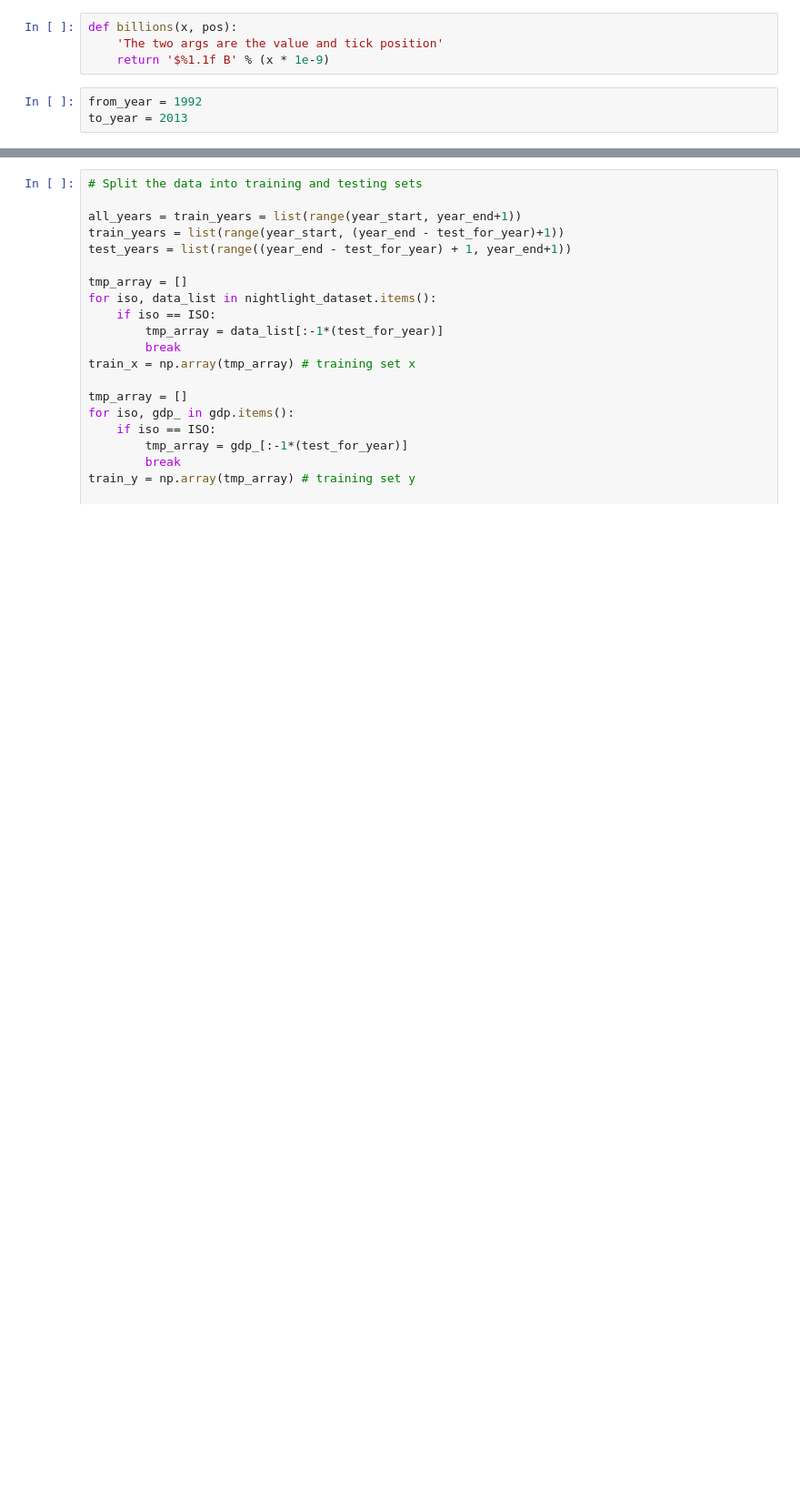
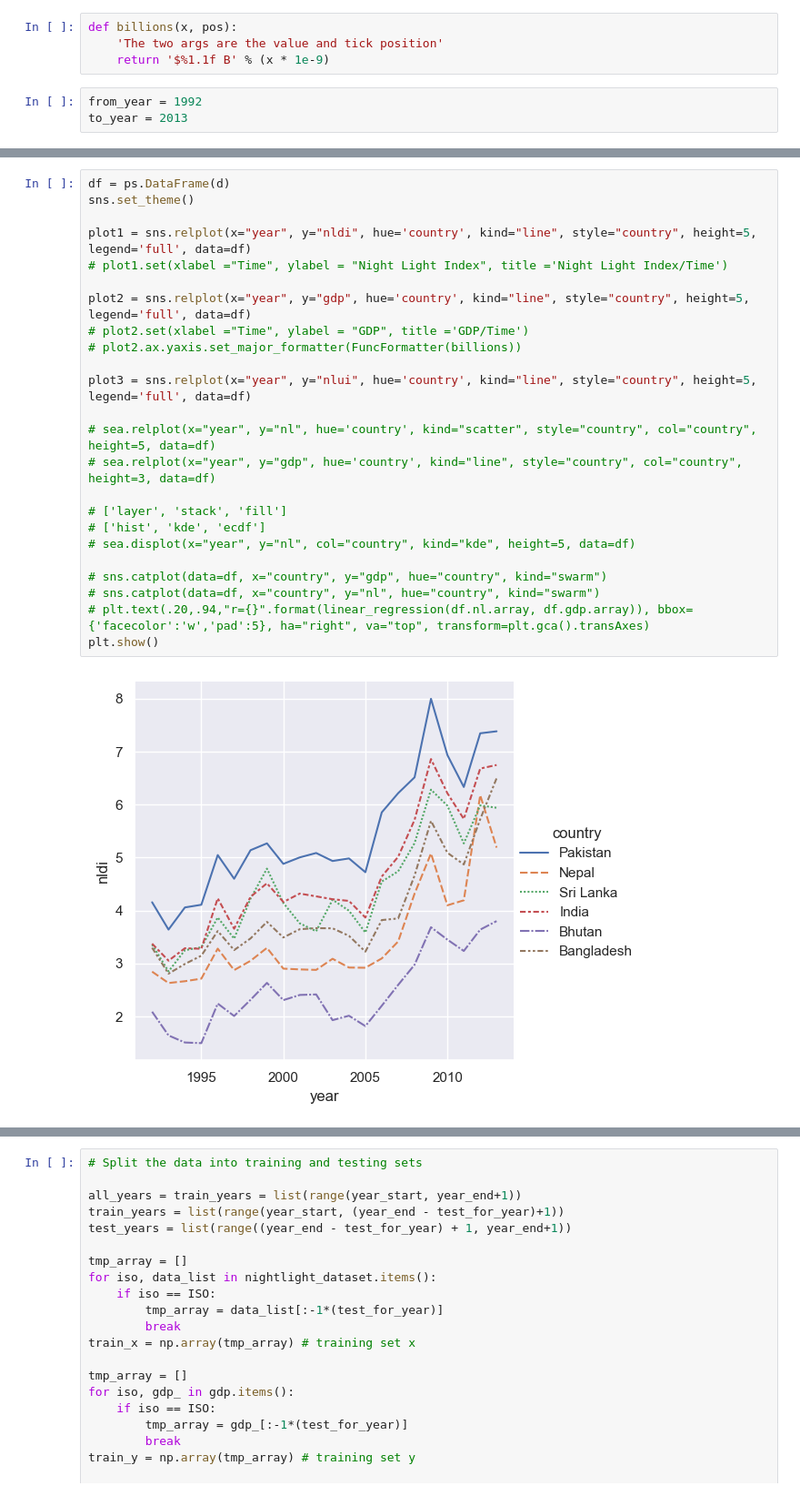
Before and after one commit to thiwaK/South-Asia-GDP-Project, a Jupyter notebook: C_Visualize.ipynb, the cells around one changed output, grey strips where cells are left out. Shown at 91% size. Cells and saved outputs as stored; diff of their text form; blank space fills up the shorter version.

```diff
--- a/C_Visualize.ipynb
+++ b/C_Visualize.ipynb
@@ -141,0 +195,26 @@ Country Bangladesh: gdp 31708874594.1645 149990451022.29 | nl 4.252737382016613
+# %%
+df = ps.DataFrame(d)
+sns.set_theme()
+
+plot1 = sns.relplot(x="year", y="nldi", hue='country', kind="line", style="country", height=5, legend='full', data=df)
+# plot1.set(xlabel ="Time", ylabel = "Night Light Index", title ='Night Light Index/Time')
+
+plot2 = sns.relplot(x="year", y="gdp", hue='country', kind="line", style="country", height=5, legend='full', data=df)
+# plot2.set(xlabel ="Time", ylabel = "GDP", title ='GDP/Time')
+# plot2.ax.yaxis.set_major_formatter(FuncFormatter(billions))
+
+plot3 = sns.relplot(x="year", y="nlui", hue='country', kind="line", style="country", height=5, legend='full', data=df)
+
+# sea.relplot(x="year", y="nl", hue='country', kind="scatter", style="country", col="country", height=5, data=df)
+# sea.relplot(x="year", y="gdp", hue='country', kind="line", style="country", col="country", height=3, data=df)
+
+# ['layer', 'stack', 'fill']
+# ['hist', 'kde', 'ecdf']
+# sea.displot(x="year", y="nl", col="country", kind="kde", height=5, data=df)
+
+# sns.catplot(data=df, x="country", y="gdp", hue="country", kind="swarm")
+# sns.catplot(data=df, x="country", y="nl", hue="country", kind="swarm")
+# plt.text(.20,.94,"r={}".format(linear_regression(df.nl.array, df.gdp.array)), bbox={'facecolor':'w','pad':5}, ha="right", va="top", transform=plt.gca().transAxes)
+plt.show()
+# %% [output]
+[figure, added]
```
Also changed, not shown: parts of 20 cells of this notebook, 6 other files.
